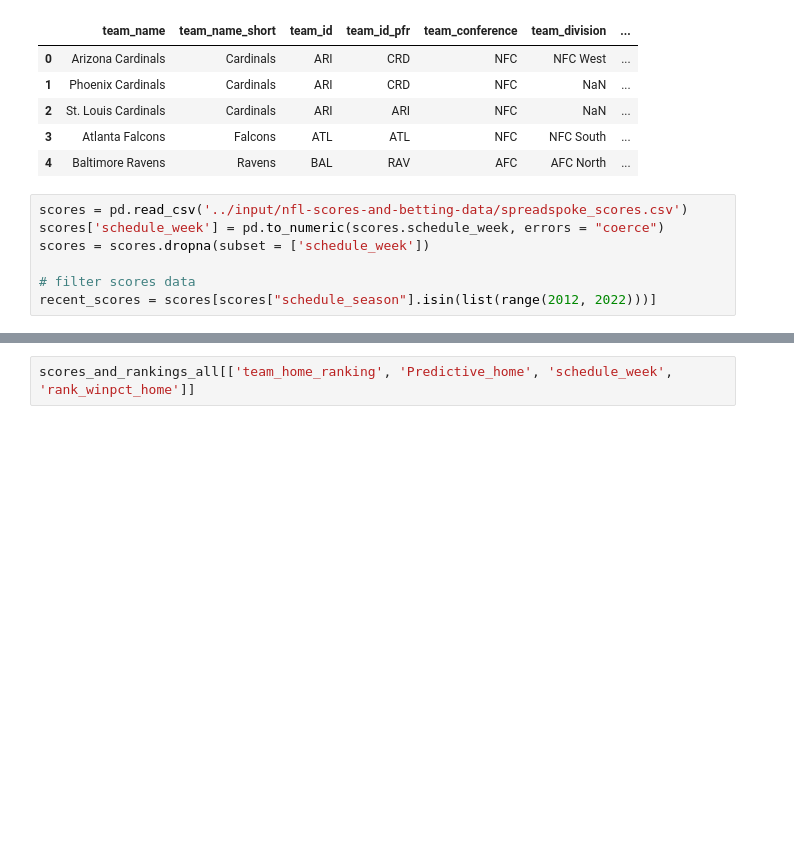
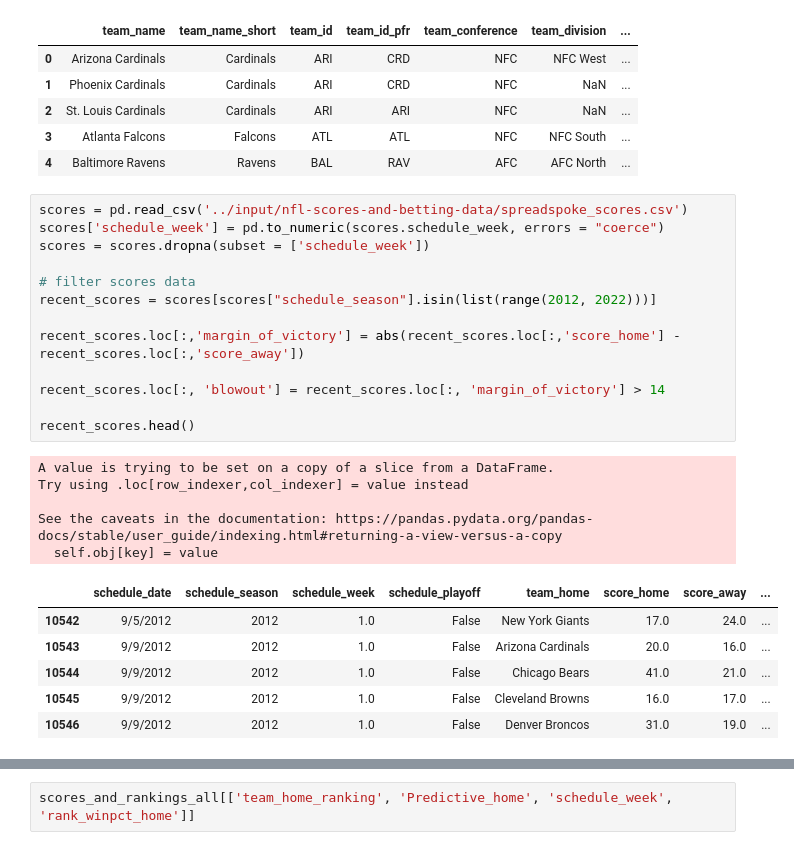
Before and after one commit to ericjenvey/Kaggle, a Jupyter notebook: nfl-score-data.ipynb, the cells around one changed output, grey strips where cells are left out. Drawn from its saved outputs; the diff is of its cells as text; blank space fills up the shorter version.

```diff
--- a/nfl-score-data.ipynb
+++ b/nfl-score-data.ipynb
@@ -130,10 +130,28 @@ teams.head()
 # %%
 scores = pd.read_csv('../input/nfl-scores-and-betting-data/spreadspoke_scores.csv')
 scores['schedule_week'] = pd.to_numeric(scores.schedule_week, errors = "coerce")
 scores = scores.dropna(subset = ['schedule_week'])
 
 # filter scores data
 recent_scores = scores[scores["schedule_season"].isin(list(range(2012, 2022)))]
+
+recent_scores.loc[:,'margin_of_victory'] = abs(recent_scores.loc[:,'score_home'] - recent_scores.loc[:,'score_away'])
+
+recent_scores.loc[:, 'blowout'] = recent_scores.loc[:, 'margin_of_victory'] > 14
+
+recent_scores.head()
+# %% [output]
+A value is trying to be set on a copy of a slice from a DataFrame.
+Try using .loc[row_indexer,col_indexer] = value instead
+
+See the caveats in the documentation: https://pandas.pydata.org/pandas-docs/stable/user_guide/indexing.html#returning-a-view-versus-a-copy
+  self.obj[key] = value
+|  | schedule_date | schedule_season | schedule_week | schedule_playoff | team_home | score_home | score_away | ... |
+| 10542 | 9/5/2012 | 2012 | 1.0 | False | New York Giants | 17.0 | 24.0 | ... |
+| 10543 | 9/9/2012 | 2012 | 1.0 | False | Arizona Cardinals | 20.0 | 16.0 | ... |
+| 10544 | 9/9/2012 | 2012 | 1.0 | False | Chicago Bears | 41.0 | 21.0 | ... |
+| 10545 | 9/9/2012 | 2012 | 1.0 | False | Cleveland Browns | 16.0 | 17.0 | ... |
+| 10546 | 9/9/2012 | 2012 | 1.0 | False | Denver Broncos | 31.0 | 19.0 | ... |
 # %%
 
 
```
Also changed, not shown: parts of 6 cells of this notebook.
